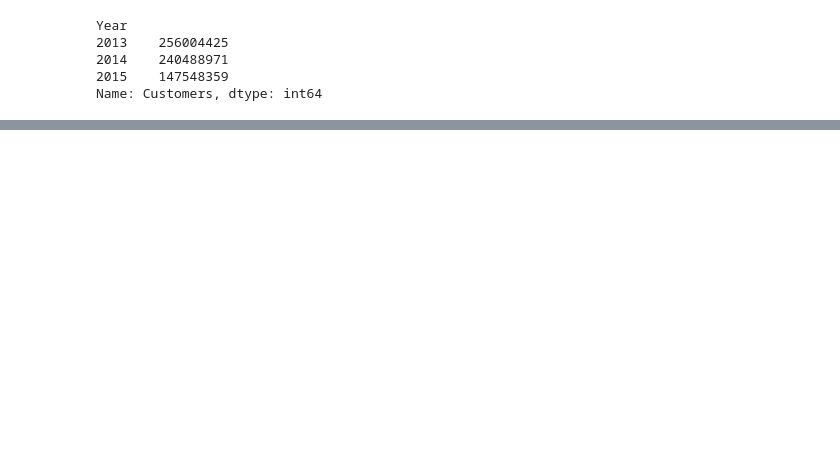
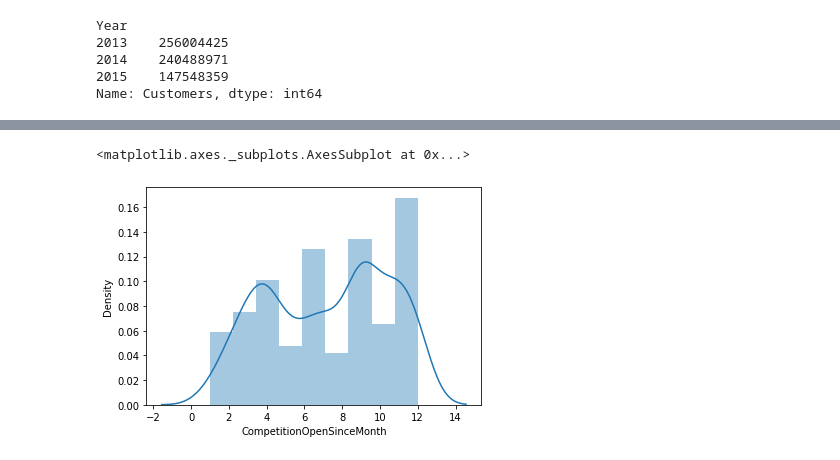
Before and after one commit to pranavdevi28/Rossmann_Sales_Prediction, a Jupyter notebook: Rossmann_Sales_Prediction_Capstone_Project.ipynb, the cells around one changed output, grey strips where cells are left out. Cells and saved outputs as stored; diff of their text form; code cells hidden in the pictures; blank space fills up the shorter version.

```diff
--- a/Rossmann_Sales_Prediction_Capstone_Project.ipynb
+++ b/Rossmann_Sales_Prediction_Capstone_Project.ipynb
@@ -236,0 +370,5 @@ sns.heatmap(round(abs(corr),2), annot=True, cmap='YlOrRd', mask=np.triu(corr))
+# %%
+sns.distplot(store_df['CompetitionOpenSinceMonth'])
+# %% [output]
+<matplotlib.axes._subplots.AxesSubplot at 0x...>
+[figure, added]
```
Also changed, not shown: parts of 75 cells of this notebook.
